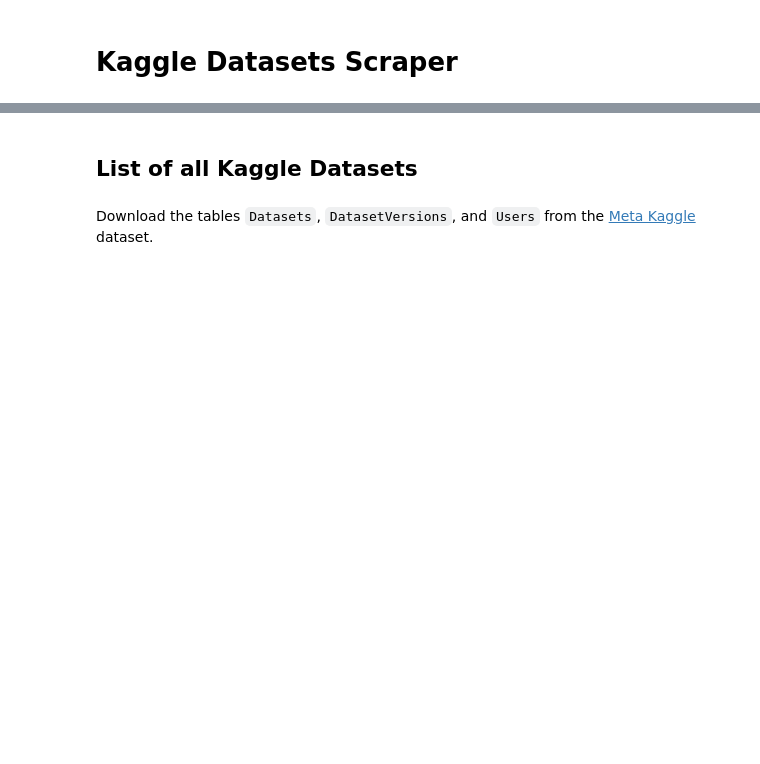
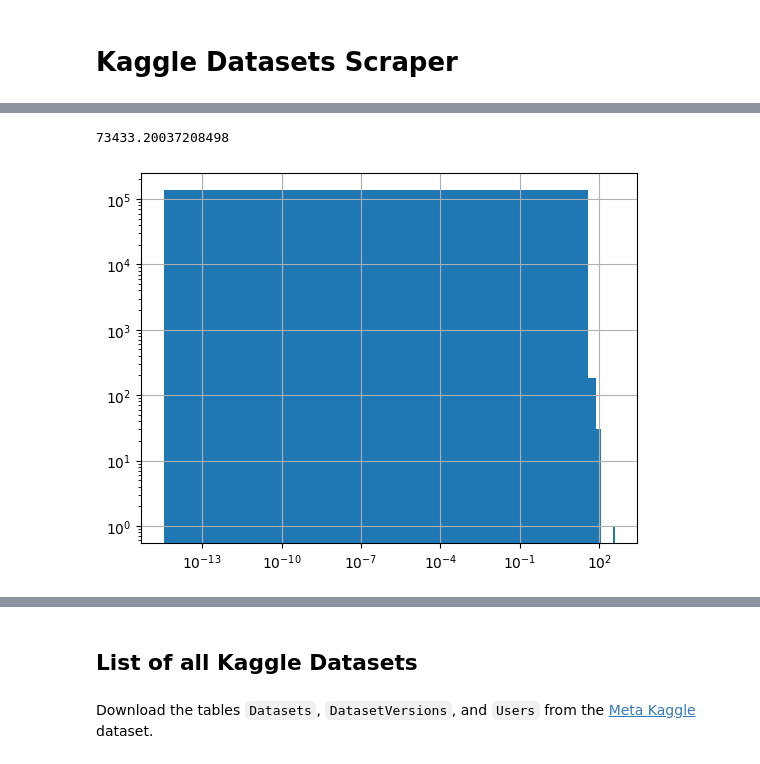
Before and after one commit to lbhm/dataset-scrapers, a Jupyter notebook: scrapers/kaggle.ipynb, the cells around one changed output, grey strips where cells are left out. Saved outputs shown, nothing was run; the diff lists cells and outputs as text; code cells hidden in the pictures; blank space fills up the shorter version.

```diff
--- a/scrapers/kaggle.ipynb
+++ b/scrapers/kaggle.ipynb
@@ -10,0 +90,2 @@ kaggle.api.authenticate()
+# %%
+profiles["totalBytesGB"] = profiles.totalBytes / 1024**3
@@ -10,0 +110,10 @@ kaggle.api.authenticate()
+# %%
+profiles[profiles.totalBytesGB <= 10000].totalBytesGB.sum()
+# %% [output]
+73433.20037208498
+# %%
+ax = profiles.totalBytesGB.hist()
+ax.set_xscale("log")
+ax.set_yscale("log")
+# %% [output]
+[figure, added]
```
Also changed, not shown: parts of 23 cells of this notebook, 5 other files.
